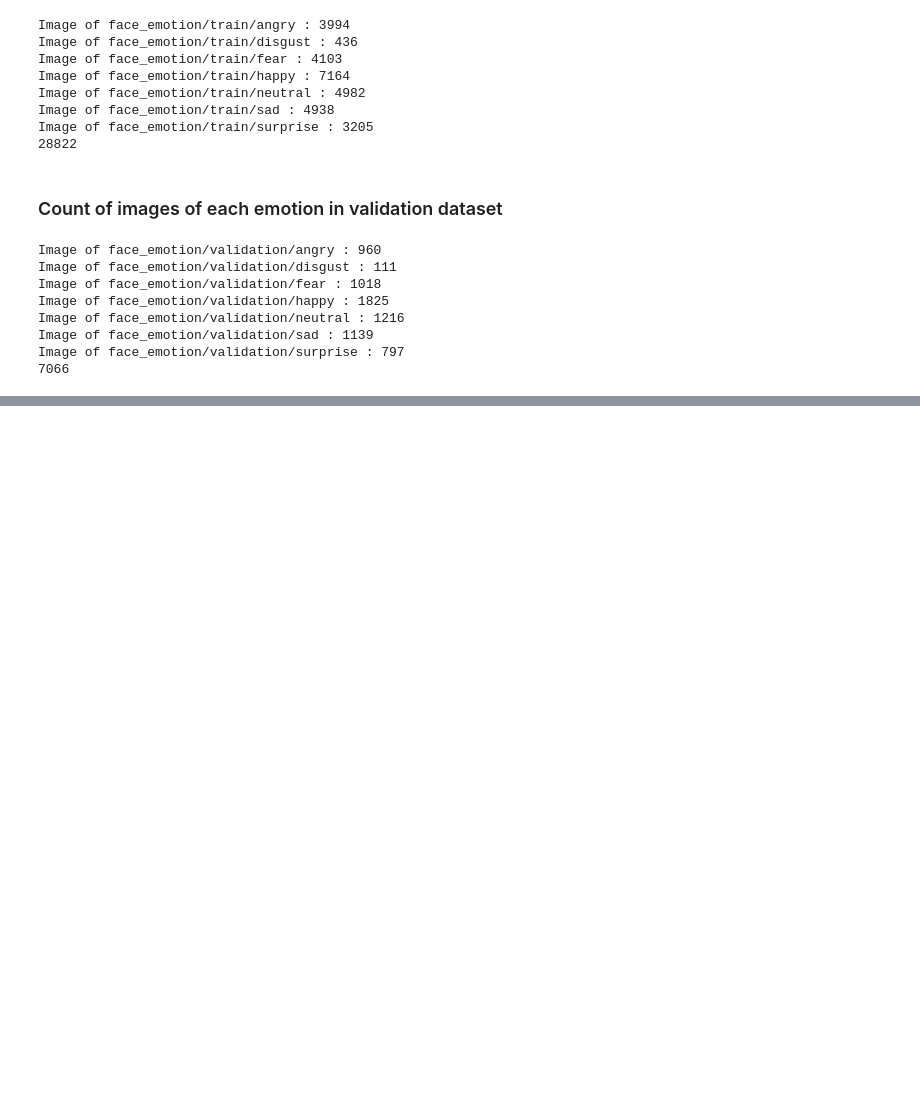
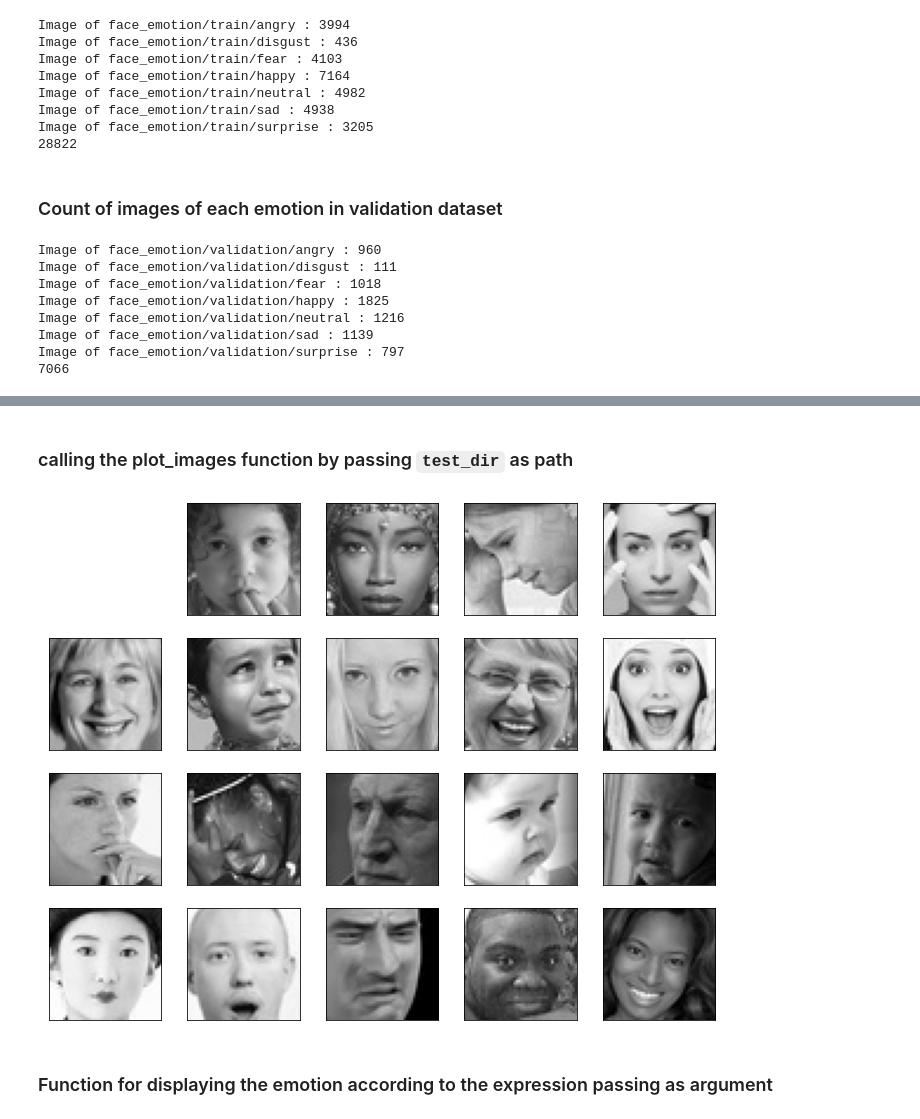
Before and after one commit to swathi1316/Face_Emotion_Detection-CNN-, a Jupyter notebook: face_emotion_detection.ipynb, the cells around one changed output, grey strips where cells are left out. Saved outputs shown, nothing was run; the diff lists cells and outputs as text; code cells hidden in the pictures; blank space fills up the shorter version.

```diff
--- a/face_emotion_detection.ipynb
+++ b/face_emotion_detection.ipynb
@@ -107,0 +132,8 @@ Image of face_emotion/validation/surprise : 797
+# %% [markdown]
+### calling the plot_images function by passing `test_dir` as path
+# %%
+plot_images(test_dir)
+# %% [output]
+[figure, added]
+# %% [markdown]
+### Function for displaying the emotion according to the expression passing as argument
```
Also changed, not shown: parts of 13 cells of this notebook.
